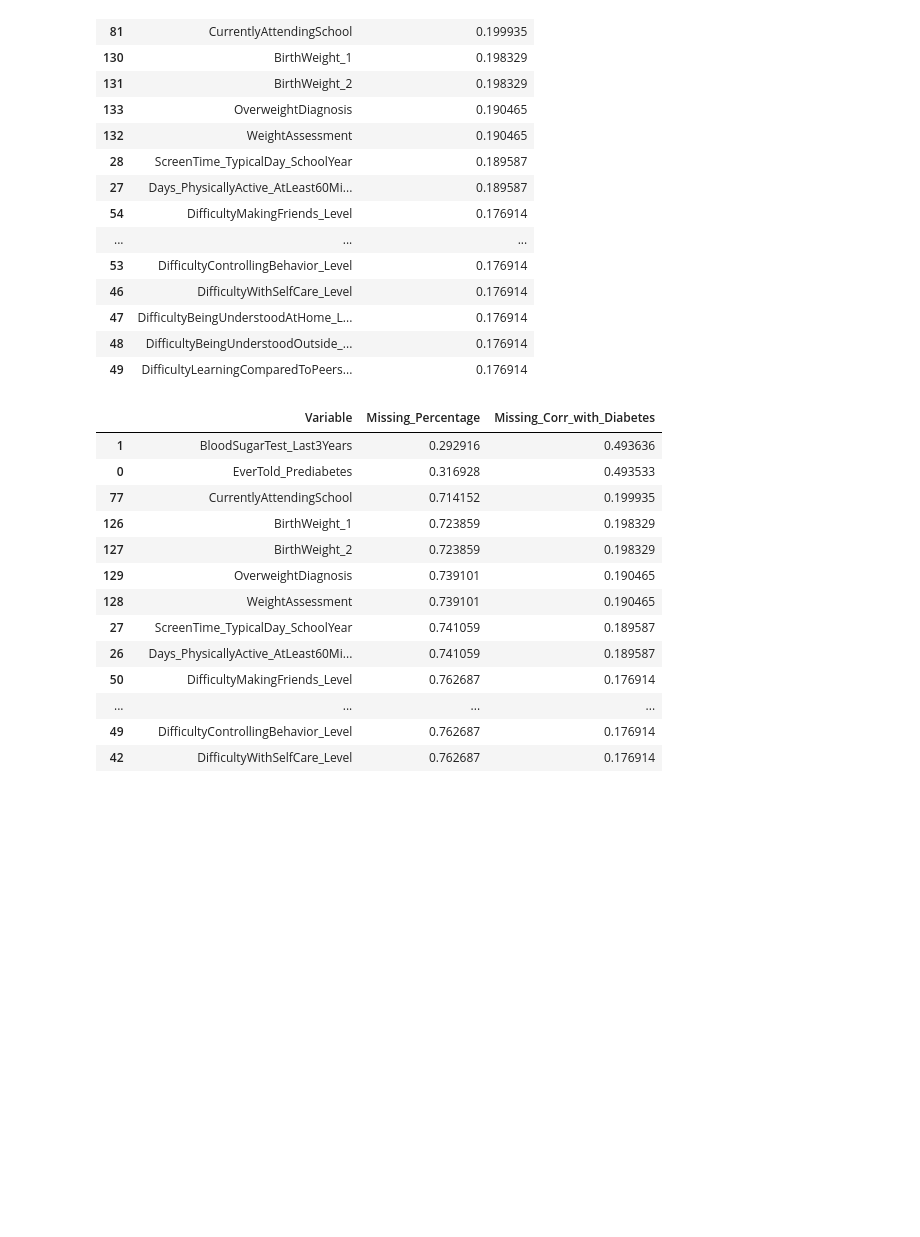
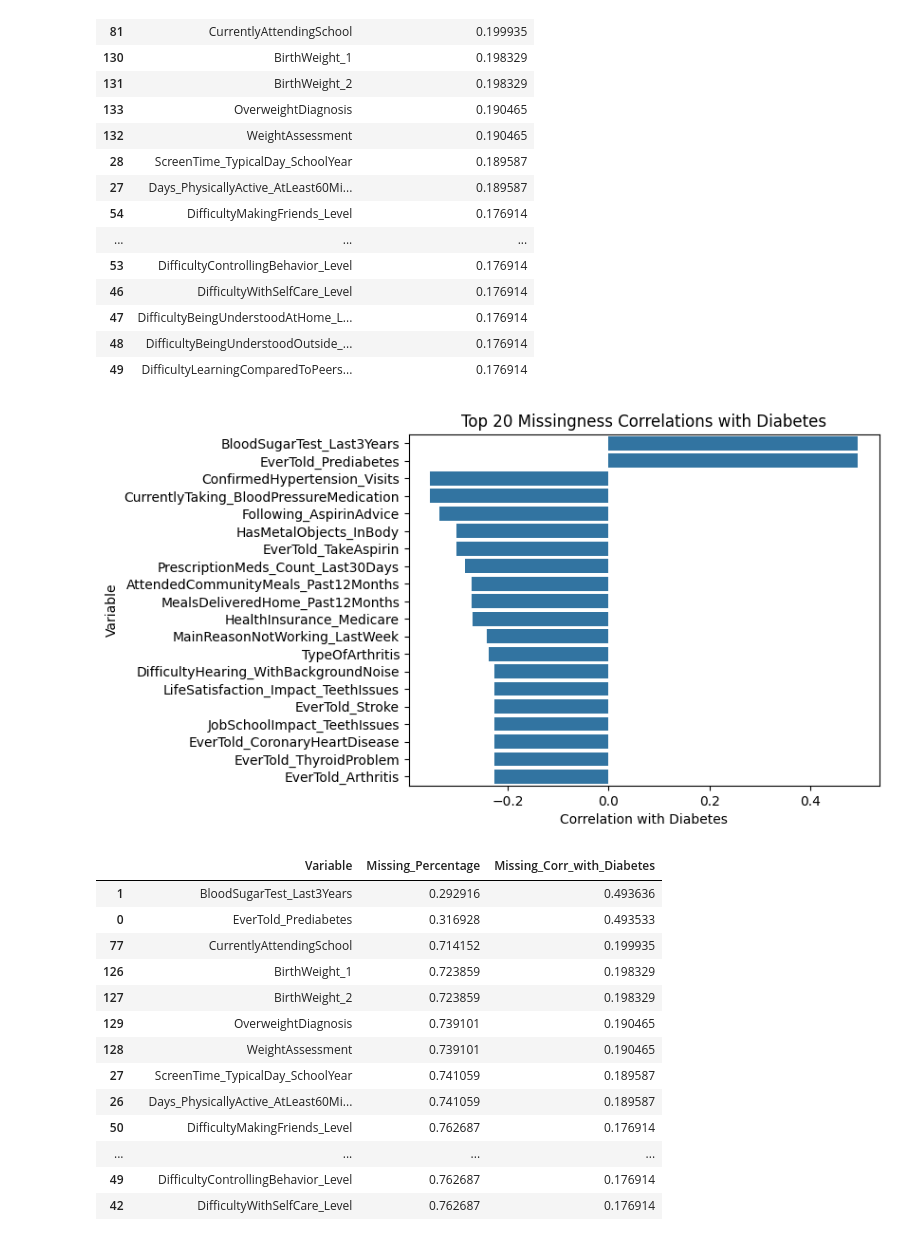
Before and after one commit to mankiratsaini2005/25ws-42.17, a Jupyter notebook: main.ipynb, the cells around one changed output. Saved outputs shown, nothing was run; the diff lists cells and outputs as text; code cells hidden in the pictures; blank space fills up the shorter version.

```diff
--- a/main.ipynb
+++ b/main.ipynb
@@ -545,6 +601,23 @@ missing_corr_df.head(20)
 | 47 | DifficultyBeingUnderstoodAtHome_L... | 0.176914 |
 | 48 | DifficultyBeingUnderstoodOutside_... | 0.176914 |
 | 49 | DifficultyLearningComparedToPeers... | 0.176914 |
+# %%
+top_corr = missing_corr_df.reindex(
+    missing_corr_df["Missing_Corr_with_Diabetes"].abs().sort_values(ascending=False).index
+).head(20)
+
+plt.figure()
+sns.barplot(
+    x="Missing_Corr_with_Diabetes",
+    y="Variable",
+    data=top_corr
+)
+plt.title("Top 20 Missingness Correlations with Diabetes")
+plt.xlabel("Correlation with Diabetes")
+plt.ylabel("Variable")
+plt.show()
+# %% [output]
+[figure, added]
 # %%
 import numpy as np
 
```
Also changed, not shown: parts of 10 cells of this notebook.
